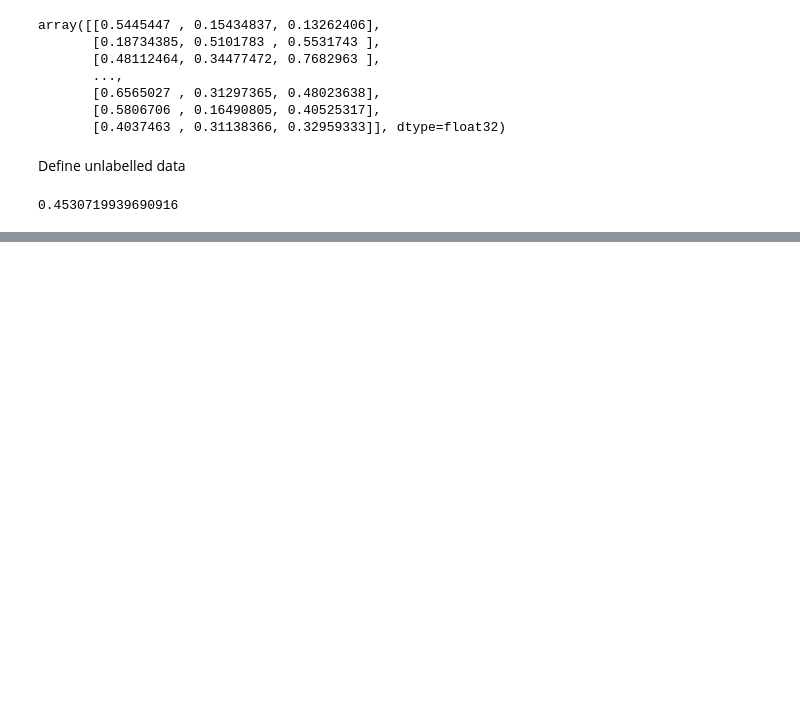
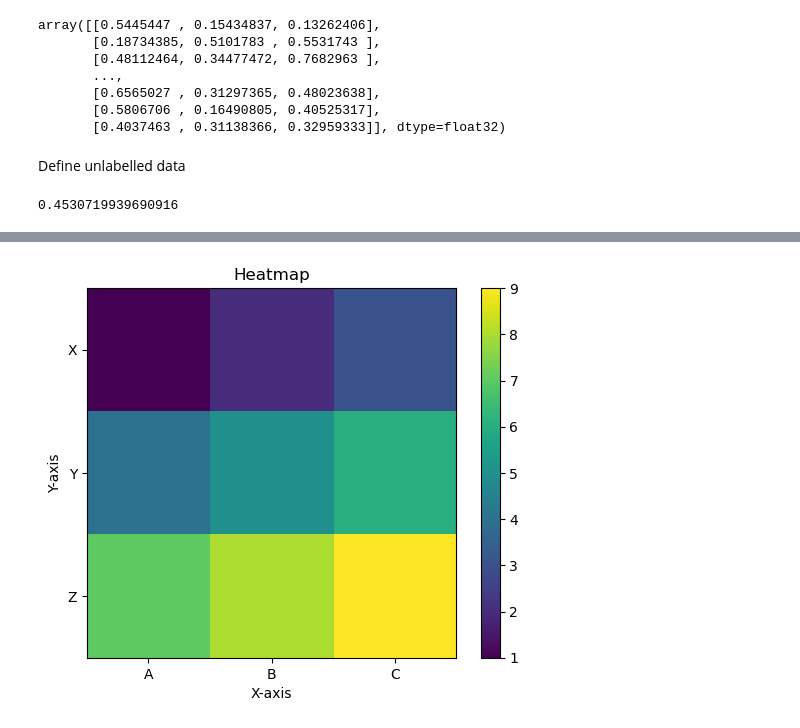
Before and after one commit to thomasnapier/AudioHandling, a Jupyter notebook: ajcai2023.ipynb, the cells around one changed output, grey strips where cells are left out. Saved outputs shown, nothing was run; the diff lists cells and outputs as text; code cells hidden in the pictures; blank space fills up the shorter version.

```diff
--- a/ajcai2023.ipynb
+++ b/ajcai2023.ipynb
@@ -688,0 +592,22 @@ clf.score(X_test, y_test)
+# %%
+import numpy as np
+import matplotlib.pyplot as plt
+
+# Prepare your data as a 2D array or a pandas DataFrame
+data = np.array([[1, 2, 3], [4, 5, 6], [7, 8, 9]])
+
+# Create the heatmap
+plt.imshow(data, cmap='viridis')
+plt.colorbar()
+
+# Customize the plot
+plt.title('Heatmap')
+plt.xlabel('X-axis')
+plt.ylabel('Y-axis')
+plt.xticks(np.arange(data.shape[1]), ['A', 'B', 'C'])  # Set custom tick labels for the x-axis
+plt.yticks(np.arange(data.shape[0]), ['X', 'Y', 'Z'])  # Set custom tick labels for the y-axis
+
+# Show the plot
+plt.show()
+# %% [output]
+[figure, added]
```
Also changed, not shown: parts of 18 cells of this notebook, 35 other files.
